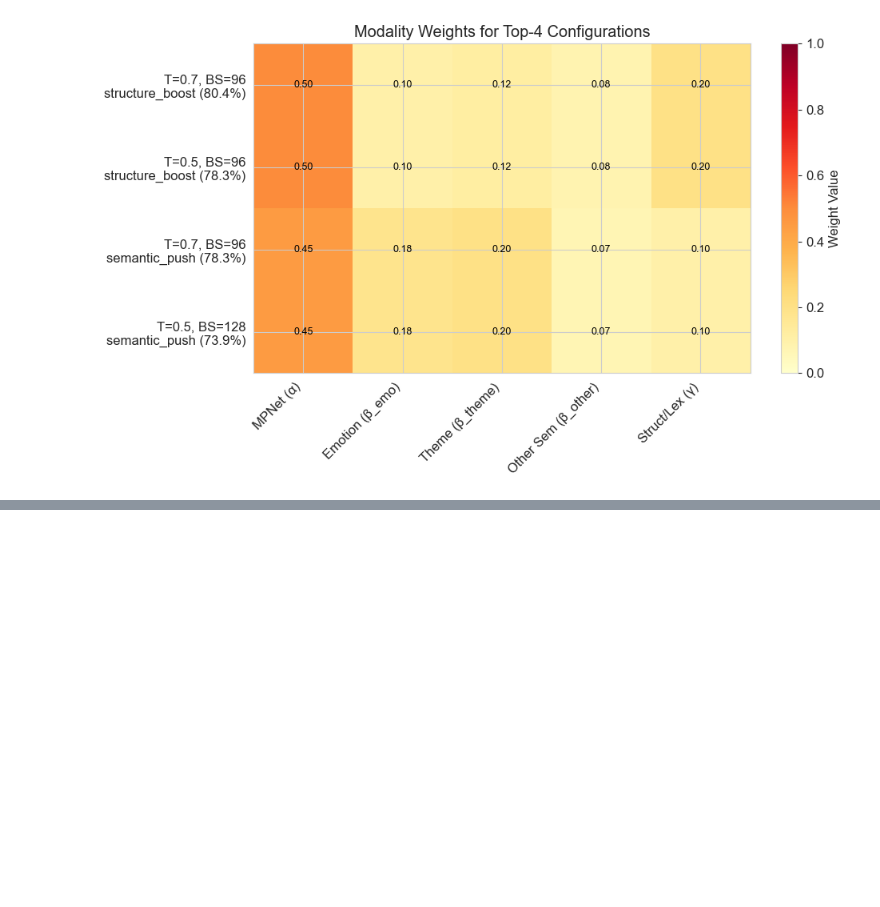
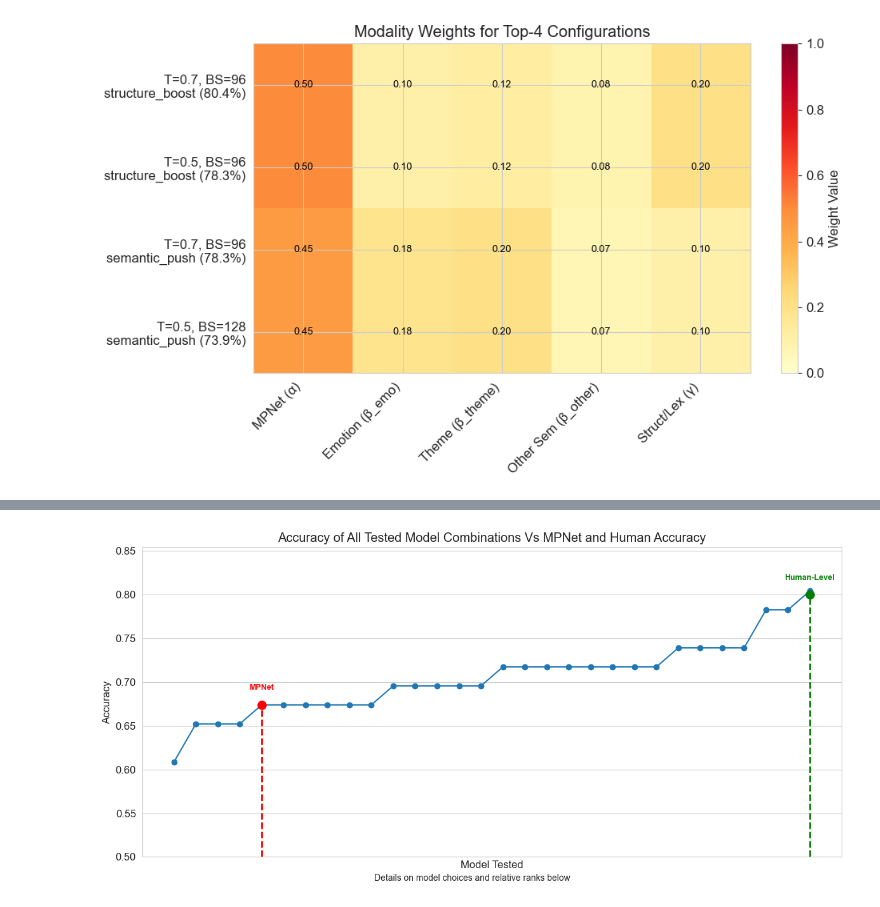
Before and after one commit to xinyuezhang-shirley/cs229FinalProject, a Jupyter notebook: plots.ipynb, the cells around one changed output, grey strips where cells are left out. Saved outputs shown, nothing was run; the diff lists cells and outputs as text; code cells hidden in the pictures; blank space fills up the shorter version.

```diff
--- a/plots.ipynb
+++ b/plots.ipynb
@@ -274,0 +320,42 @@ else:
+# %%
+# Sort dataframe by accuracy
+df_sorted = results_df.sort_values(by="triplet_acc").reset_index(drop=True)
+
+# Clean labels just for plotting (unused since we remove x labels)
+labels_clean = df_sorted["label"].str.replace("_spe4000", "", regex=False)
+
+plt.figure(figsize=(12, 6))
+
+plt.plot(range(len(df_sorted)), df_sorted["triplet_acc"], marker='o')
+
+# --- REMOVE X-AXIS LABELS COMPLETELY ---
+plt.xticks([])   # remove tick labels
+plt.tick_params(axis='x', which='both', length=0)  # remove tick marks
+plt.xlabel("")   # remove axis label
+
+plt.xlabel("Model Tested")
+plt.suptitle("Details on model choices and relative ranks below", fontsize=10, y=.02)
+
+plt.ylabel("Accuracy")
+plt.title("Accuracy of All Tested Model Combinations Vs MPNet and Human Accuracy")
+
+plt.ylim(0.5, df_sorted["triplet_acc"].max() + 0.05)
+
+def find_x_position(value):
+    return (df_sorted["triplet_acc"] - value).abs().idxmin()
+
+def vertical_marker(x, y, color, text):
+    plt.vlines(x, ymin=0.5, ymax=y, color=color, linestyle='--', linewidth=2, zorder=4)
+    plt.scatter([x], [y], color=color, s=90, zorder=5)
+    plt.text(x, y + 0.015, text, ha='center', va='bottom', fontsize=9, color=color, fontweight='bold')
+
+x_baseline = find_x_position(MPNET_BASELINE_ACCURACY)
+x_human = find_x_position(HUMAN_LEVEL)
+
+vertical_marker(x_baseline, MPNET_BASELINE_ACCURACY, "red", "MPNet")
+vertical_marker(x_human, HUMAN_LEVEL, "green", "Human-Level")
+
+plt.tight_layout()
+plt.show()
+# %% [output]
+[figure, added]
```
Also changed, not shown: parts of 1 cell of this notebook.
